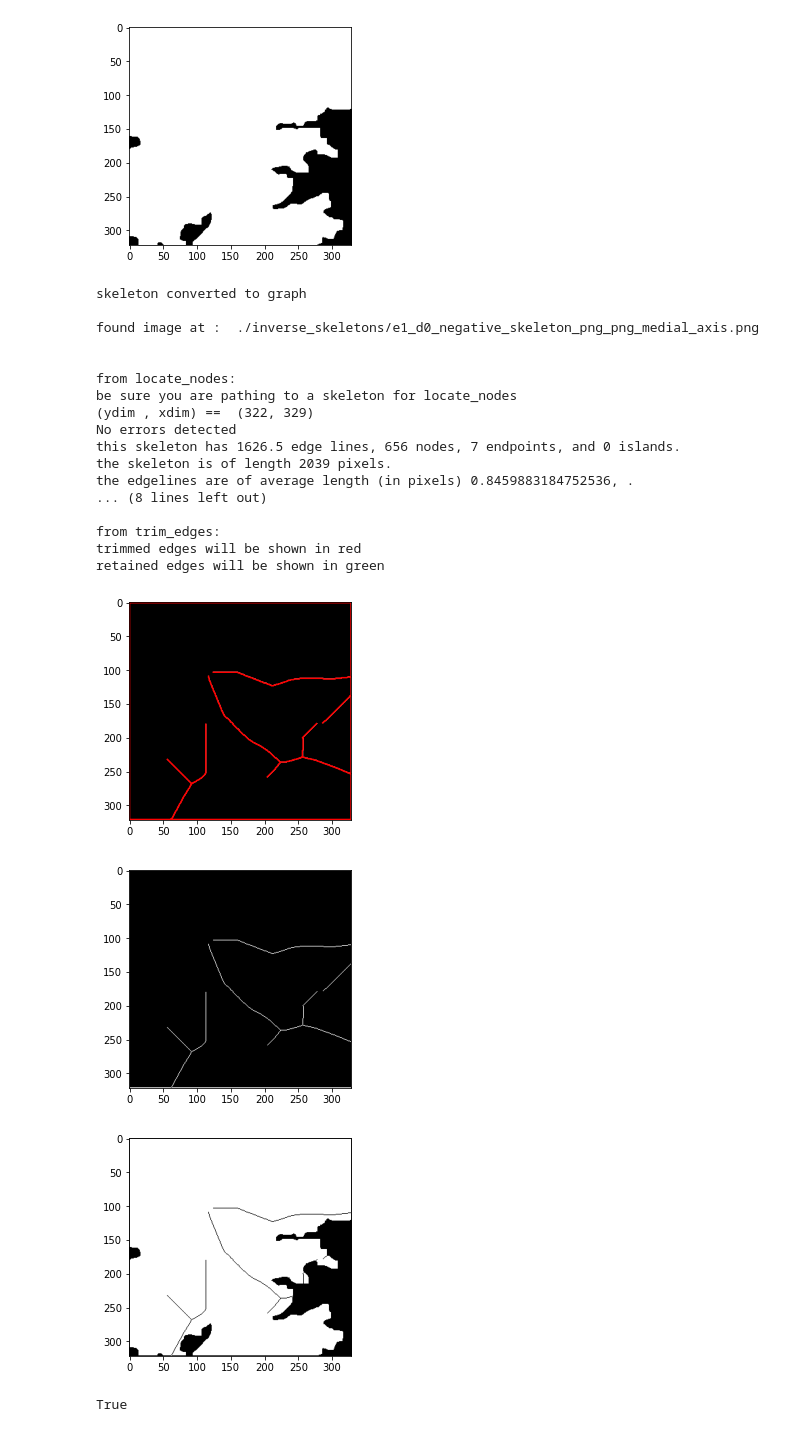
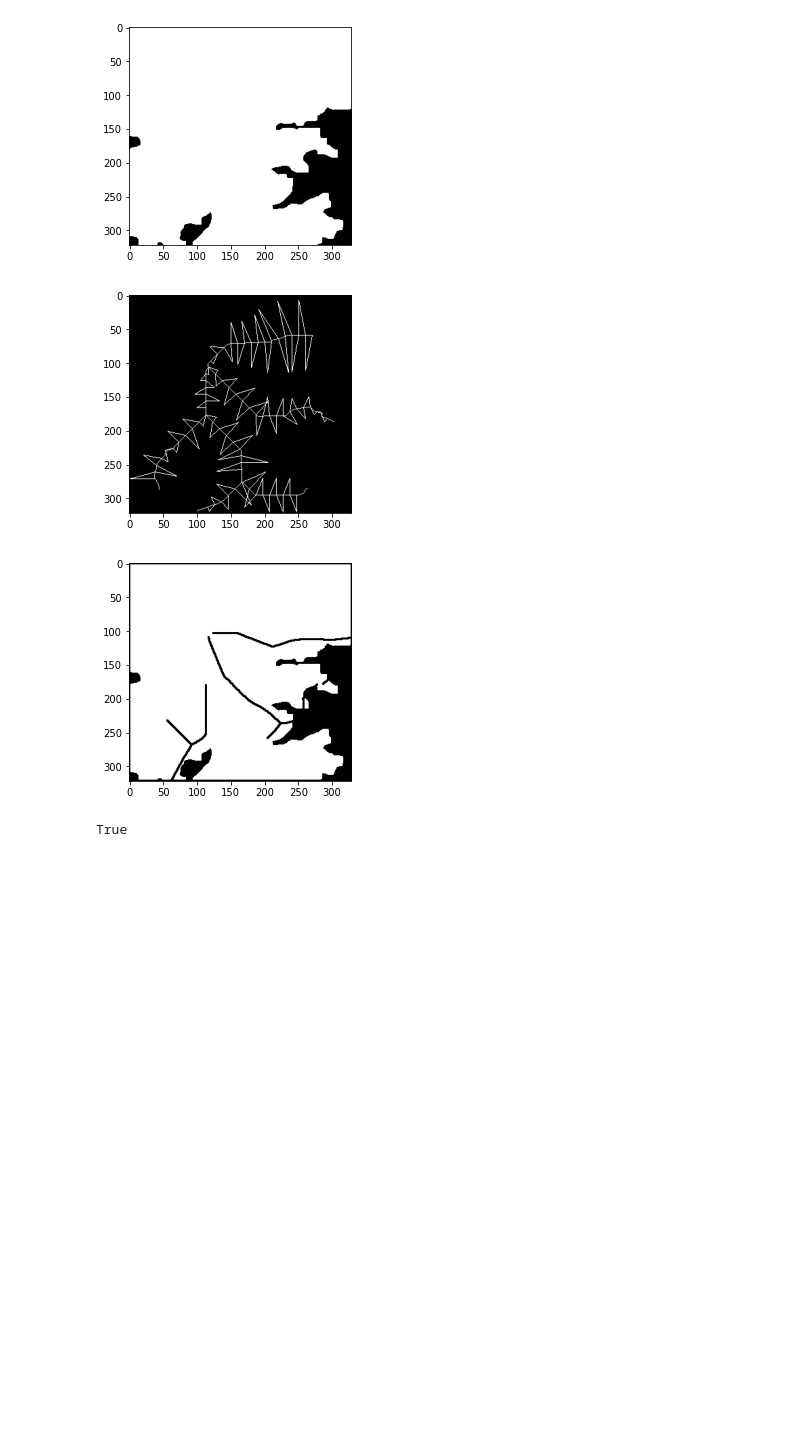
Before and after one commit to jzraiti/Coverage_Algorithm_Enviornmental_Sampling_Autonomous_Surface_Vehicle, a Jupyter notebook: Project_Files/overlay_skeletons.ipynb, the cells around one changed output. Saved outputs shown, nothing was run; the diff lists cells and outputs as text; code cells hidden in the pictures; blank space fills up the shorter version.

```diff
--- a/Project_Files/overlay_skeletons.ipynb
+++ b/Project_Files/overlay_skeletons.ipynb
@@ -55,50 +64,30 @@ for i in range(0,image1.shape[0]):
 show_image(black_image)
 # %% [output]
 [figure]
-# %%
-# overlay skeletons
-
-# ---------------- get trimmed skeleton
-
-# weight_threshold = 0
-# new_array2, new_image = trim_edges( path2, weight_threshold ) # NEW ARRAY IS IN Y,X format, as a nested list of graph[edges[x,ypos]]
-
-
-# for edge in new_array2:
-#     for point in edge:
-#         black_image[point[0]][point[1]] = 0
-
-# ---------------- get trimmed skeleton
-weight_threshold = 0
-new_array3, new_image = trim_edges( path3, weight_threshold ) # NEW ARRAY IS IN Y,X format, as a nested list of graph[edges[x,ypos]]
-
-for edge in new_array3:
-    for point in edge:
-        black_image[point[0]][point[1]] = 0
-
-
-show_image(black_image)
-# %% [output]
-skeleton converted to graph
-
-found image at :  ./inverse_skeletons/e1_d0_negative_skeleton_png_png_medial_axis.png
-
-
-from locate_nodes:
-be sure you are pathing to a skeleton for locate_nodes
-(ydim , xdim) ==  (322, 329)
-No errors detected
-this skeleton has 1626.5 edge lines, 656 nodes, 7 endpoints, and 0 islands.
-the skeleton is of length 2039 pixels.
-the edgelines are of average length (in pixels) 0.8459883184752536, .
-... (8 lines left out)
-
-from trim_edges:
-trimmed edges will be shown in red
-retained edges will be shown in green
-[figure, removed]
-[figure, removed]
-[figure, removed]
+# %%
+# overlay skeletons
+
+# for i in range(0,image2.shape[0]):
+#     for j in range(0, image2.shape[1]):
+#         if image2[i][j] > 0:
+#             black_image[i][j] = 0
+
+
+# --------- next image
+
+
+for i in range(0,image3.shape[0]):
+    for j in range(0, image3.shape[1]):
+        if image3[i][j] > 0:
+            black_image[i][j] = 0
+
+
+show_image(image2)
+
+show_image(black_image)
+# %% [output]
+[figure, added]
+[figure, added]
 # %%
 cv2.imwrite('overlay_image.png', black_image)
 # %% [output]
```
Also changed, not shown: parts of 4 cells of this notebook, 11 other files.
